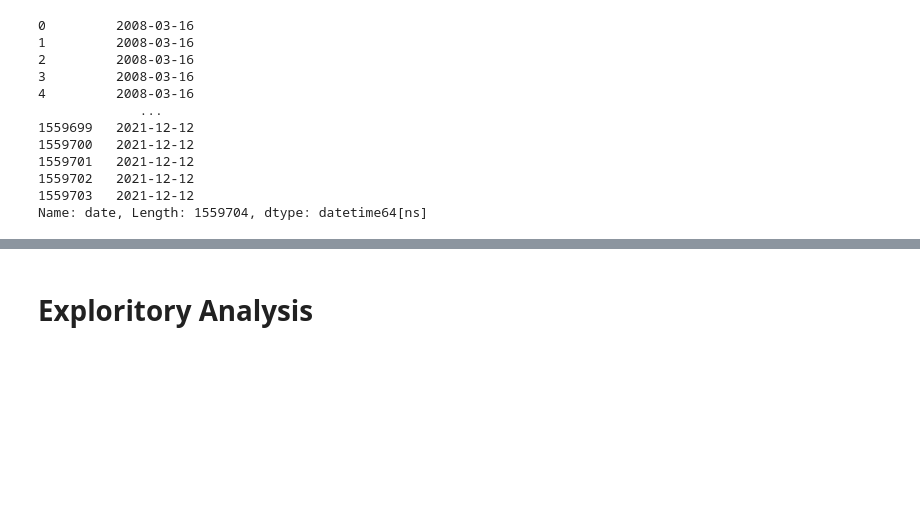
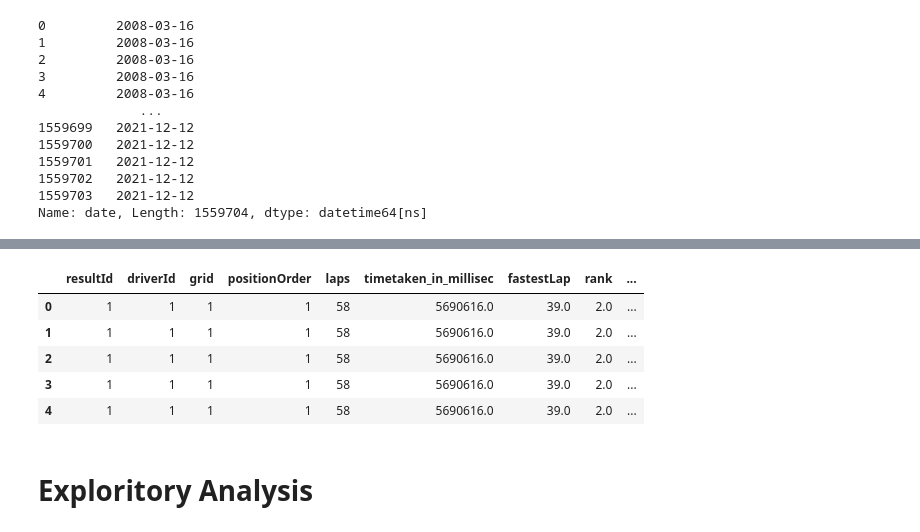
Before and after one commit to Robert336/Final-Project-CP468, a Jupyter notebook: F1_Predictor.ipynb, the cells around one changed output, grey strips where cells are left out. Saved outputs shown, nothing was run; the diff lists cells and outputs as text; code cells hidden in the pictures; blank space fills up the shorter version.

```diff
--- a/F1_Predictor.ipynb
+++ b/F1_Predictor.ipynb
@@ -543,0 +556,9 @@ df.head()
+# %%
+
+cat = []
+num = []
+for i in df.columns:
+    if df[i].dtypes == 'O':
+        cat.append(i)
+    else:
+        num.append(i)
@@ -544,3 +574,12 @@ df.head()
+# %%
+df[num].head()
+# %% [output]
+|  | resultId | driverId | grid | positionOrder | laps | timetaken_in_millisec | fastestLap | rank | ... |
+| 0 | 1 | 1 | 1 | 1 | 58 | 5690616.0 | 39.0 | 2.0 | ... |
+| 1 | 1 | 1 | 1 | 1 | 58 | 5690616.0 | 39.0 | 2.0 | ... |
+| 2 | 1 | 1 | 1 | 1 | 58 | 5690616.0 | 39.0 | 2.0 | ... |
+| 3 | 1 | 1 | 1 | 1 | 58 | 5690616.0 | 39.0 | 2.0 | ... |
+| 4 | 1 | 1 | 1 | 1 | 58 | 5690616.0 | 39.0 | 2.0 | ... |
 # %% [markdown]
 # Exploritory Analysis
 # %% [markdown]
```
Also changed, not shown: parts of 11 cells of this notebook.
